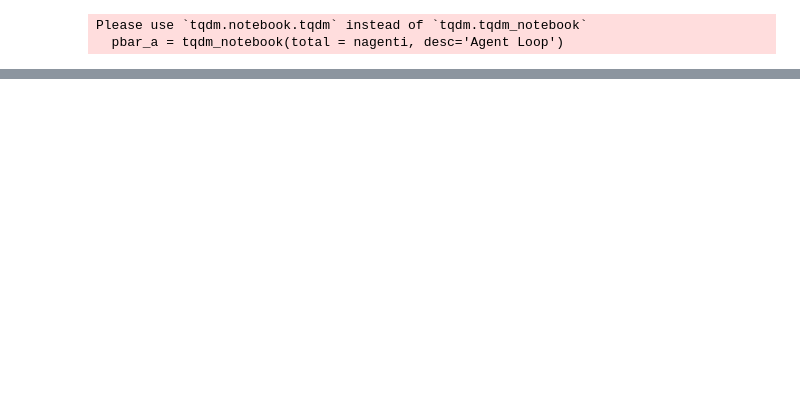
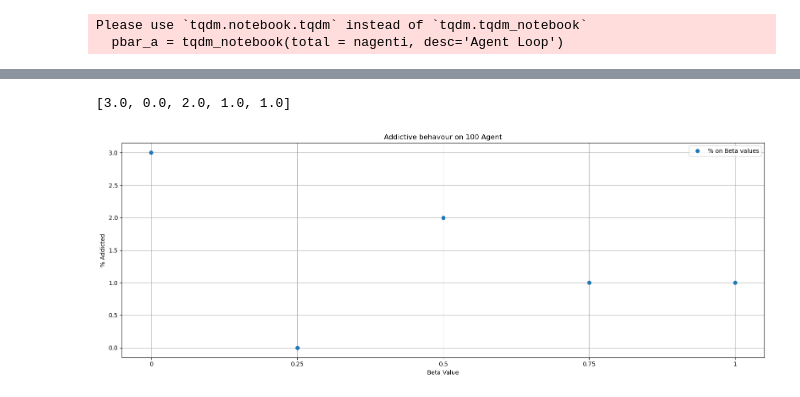
Before and after one commit to Gabriele-Maggi/ProgettoIA-2024, a Jupyter notebook: Notebooks/EnvTest.ipynb, the cells around one changed output, grey strips where cells are left out. Cells and saved outputs as stored; diff of their text form; code cells hidden in the pictures; blank space fills up the shorter version.

```diff
--- a/Notebooks/EnvTest.ipynb
+++ b/Notebooks/EnvTest.ipynb
@@ -950,10 +964,9 @@ agents = []
 addiction_states = []
 
 # parametri
-lr = 0.05
-n_episodes = 1
+lr = 0.01
 
-nagenti = 50
+nagenti = 100
 
 addicted_perc = []
 beta_range = [0, 0.25, 0.5, 0.75, 1]
@@ -979,7 +992,7 @@ for B in beta_range:
             fe = fe,
             Beta = B,
             Epsilon = 0.1,
-            MBUS = 1,
+            MBUS = 5,
         )
         agents.append(agent)
 
@@ -1027,17 +1048,20 @@ pbar_a.close()
 # %%
 timestamps = np.arange(len(beta_range))
 
 # Print addicted percentage for debugging
 print(addicted_perc)
 
 # Plot the graph
 plt.figure(figsize=(16, 6))
-plt.errorbar(timestamps, addicted_perc, fmt='o', capsize=5, label='Addicted')
+plt.errorbar(timestamps, addicted_perc, fmt='o', capsize=10, label='% on Beta values')
 plt.xticks(timestamps, beta_range)  # Set beta values as x-axis ticks
-plt.title('Addiction Rewards (testing)')
+plt.title(f'Addictive behavour on {nagenti} Agent')
 plt.xlabel('Beta Value')
-plt.ylabel('Total Addicted')
+plt.ylabel('% Addicted')
 plt.legend()
 plt.tight_layout()
 plt.grid(True)
 plt.show()
+# %% [output]
+[3.0, 0.0, 2.0, 1.0, 1.0]
+[figure, added]
```
Also changed, not shown: parts of 45 cells of this notebook, 2 other files.
